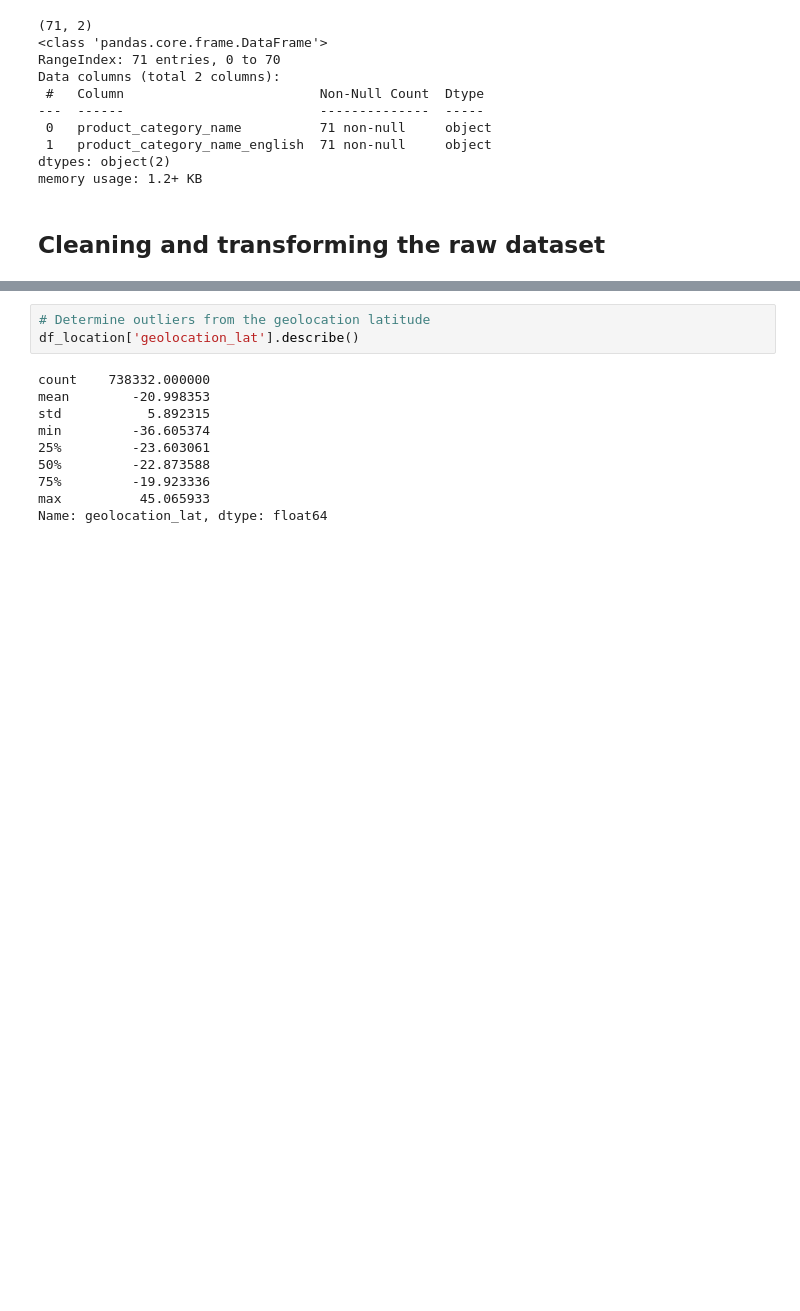
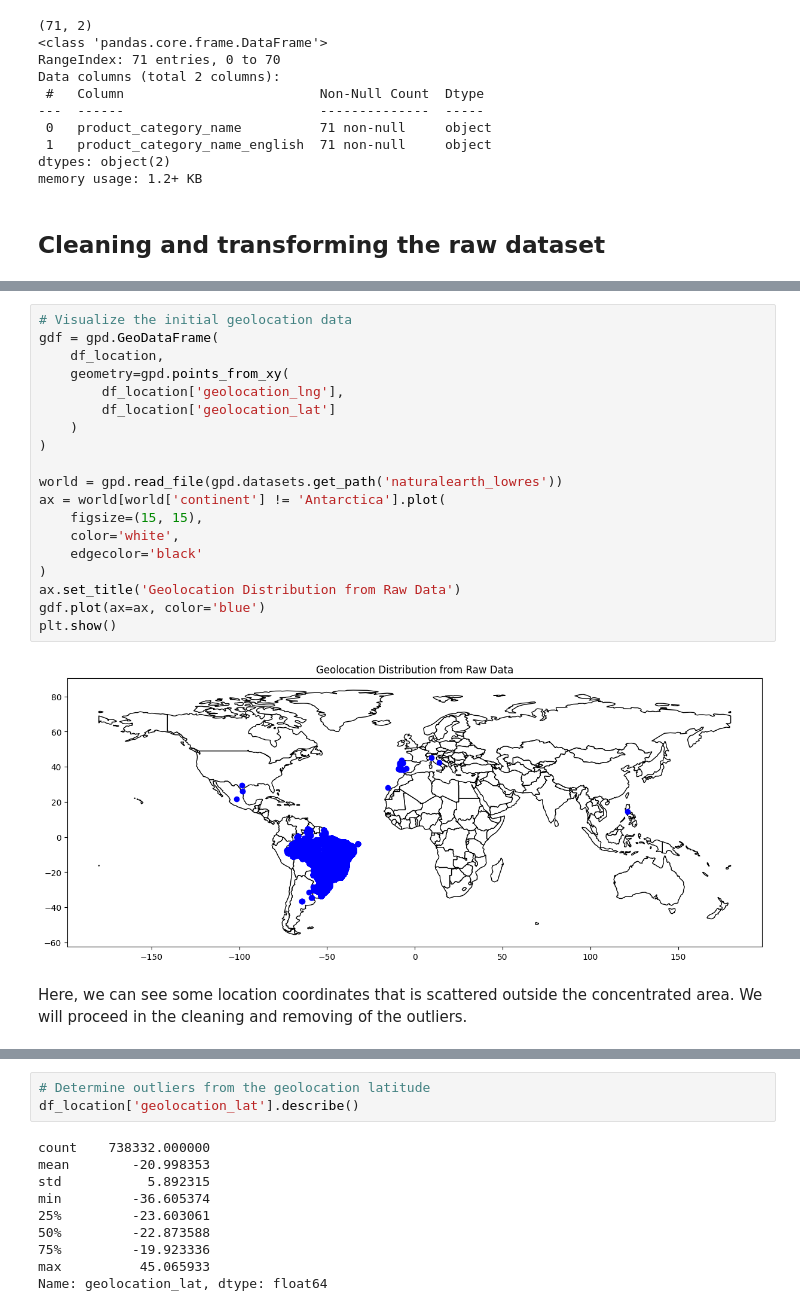
Before and after one commit to ebernardino01/DataAnalystPortfolio, a Jupyter notebook: Olist/Olist_Data_Analysis_Notebook.ipynb, the cells around one changed output, grey strips where cells are left out. Saved outputs shown, nothing was run; the diff lists cells and outputs as text; blank space fills up the shorter version.

```diff
--- a/Olist/Olist_Data_Analysis_Notebook.ipynb
+++ b/Olist/Olist_Data_Analysis_Notebook.ipynb
@@ -256,6 +256,29 @@ df_customers.head()
 | 2 | 4e7b3e00288586ebd08712fdd0374a03 | 060e732b5b29e8181a18229c7b0b2b5e | 1151 | Sao Paulo | SP |
 | 3 | b2b6027bc5c5109e529d4dc6358b12c3 | 259dac757896d24d7702b9acbbff3f3c | 8775 | Mogi Das Cruzes | SP |
 | 4 | 4f2d8ab171c80ec8364f7c12e35b23ad | 345ecd01c38d18a9036ed96c73b8d066 | 13056 | Campinas | SP |
+# %%
+# Visualize the initial geolocation data
+gdf = gpd.GeoDataFrame(
+    df_location,
+    geometry=gpd.points_from_xy(
+        df_location['geolocation_lng'],
+        df_location['geolocation_lat']
+    )
+)
+
+world = gpd.read_file(gpd.datasets.get_path('naturalearth_lowres'))
+ax = world[world['continent'] != 'Antarctica'].plot(
+    figsize=(15, 15),
+    color='white',
+    edgecolor='black'
+)
+ax.set_title('Geolocation Distribution from Raw Data')
+gdf.plot(ax=ax, color='blue')
+plt.show()
+# %% [output]
+[figure, added]
+# %% [markdown]
+Here, we can see some location coordinates that is scattered outside the concentrated area. We will proceed in the cleaning and removing of the outliers.
 # %%
 # Check for duplicate rows in the location dataset
 df_location[df_location.duplicated()]
```
Also changed, not shown: parts of 16 cells of this notebook.
